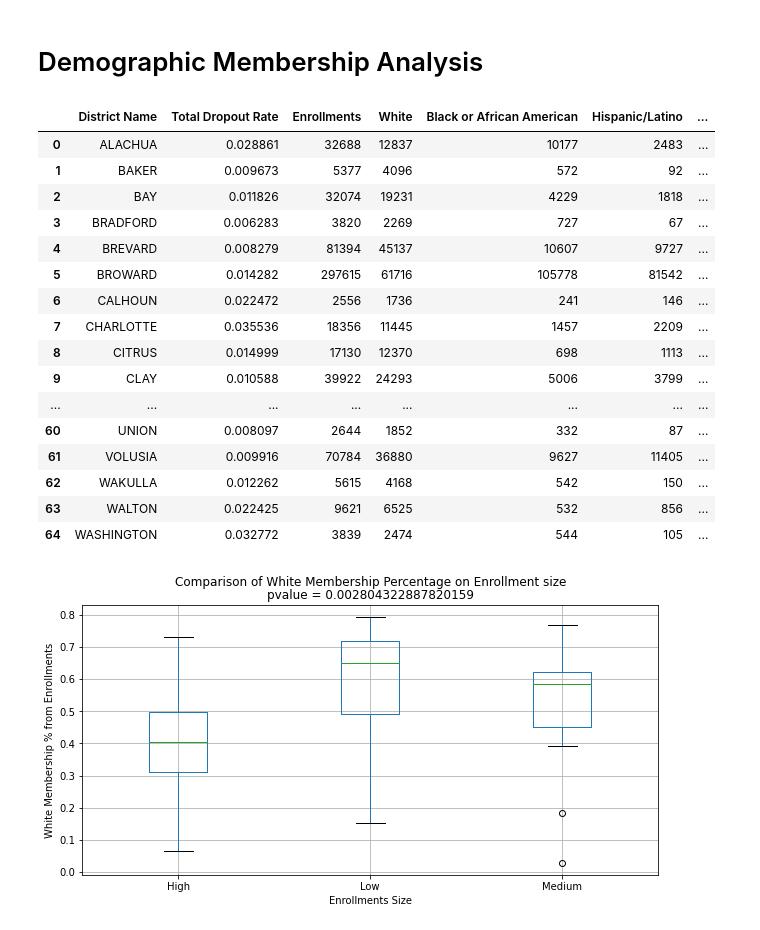
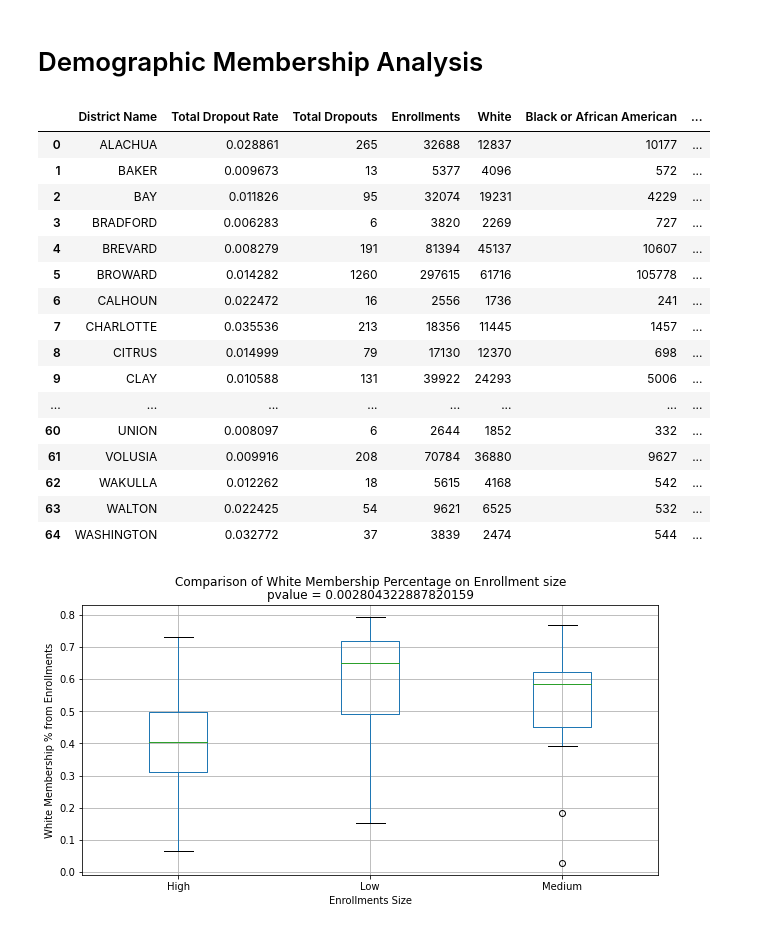
Before and after one commit to jjwilliams11/project1, a Jupyter notebook: Education_Dropout/Demographic_Analysis_Tabitha.ipynb, the cells around one changed output. Drawn from its saved outputs; the diff is of its cells as text; code cells hidden in the pictures.

```diff
--- a/Education_Dropout/Demographic_Analysis_Tabitha.ipynb
+++ b/Education_Dropout/Demographic_Analysis_Tabitha.ipynb
@@ -380,11 +364,6 @@ clean_fl_2014_demographics = clean_fl_2014_demographics.loc[clean_fl_2014_demogr
 
 rename_demographics = clean_fl_2014_demographics.rename(columns={"District": "District Name"})
 
-
-rename_demographics["Asian"] = rename_demographics["Asian"].fillna(0)
-
-
-# clean_fl_2014_demographics
 rename_demographics
 # %% [output]
 |  | District # | District Name | Grade | White | Black or African American | Hispanic/Latino | Asian | ... |
@@ -788,67 +783,76 @@ plt.show()
 # %%
 # figure out null values
 # %%
-demographic_membership = district_demographics[["District Name", "Total Dropout Rate", "Enrollments", "White", "Black or African American",
+demographic_membership = district_demographics[["District Name", "Total Dropout Rate", "Total Dropouts", "Enrollments", "White", "Black or African American",
                                                "Hispanic/Latino", "Asian", "Native Hawaiian or Other Pacific Islander",
                                                "American Indian or Alaska Native", "Two or More Races_x", "Total_x"]].copy()
 
-
-# demographic_membership["Asian"] = demographic_membership["Asian"].fillna(0)
-# demographic_membership.replace(r'^\s*$', np.nan, regex=True)
-# demographic_membership.fillna(0, inplace=True)
-demographic_membership.replace(to_replace='', value='0', inplace=True, regex=True)
-
+# clean_fl_2014_demographics
+# rename_demographics["Asian"].astype(str)
+# rename_demographics
+# rename_demographics["Asian"] = rename_demographics["Asian"].fillna("0")
+# rename_demographics
+# rename_demographics.replace(r'^\s*$', np.nan, regex=True)
+# rename_demographics
+# rename_demographics.fillna("0", inplace=True)
+# rename_demographics
+# rename_demographics["Asian"].replace(to_replace=20, value=0, inplace=True, regex=True)
+# rename_demographics
 
 perc_white = demographic_membership["White"]/demographic_membership["Enrollments"]
 perc_black = demographic_membership["Black or African American"]/demographic_membership["Enrollments"]
 perc_hispanic = demographic_membership["Hispanic/Latino"]/demographic_membership["Enrollments"]
+
 # perc_asain = demographic_membership["Asian"]/demographic_membership["Enrollments"]
 # perc_islander = demographic_membership["Native Hawaiian or Other Pacific Islander"]/demographic_membership["Enrollments"]
+
 perc_am_ind = demographic_membership["American Indian or Alaska Native"]/demographic_membership["Enrollments"]
 perc_two = demographic_membership["Two or More Races_x"]/demographic_membership["Enrollments"]
 
 demographic_membership["White % from Enrollments"] = perc_white
 demographic_membership["Black or African American % from Enrollments"] = perc_black
 demographic_membership["Hispanic/Latino % from Enrollments"] = perc_hispanic
+
 # demographic_membership["Asain % from Enrollments"] = perc_asain
 # demographic_membership["Native Hawaiian or Other Pacific Islander % from Enrollmets"] = perc_islander
+
 demographic_membership["American Indian or Alaska Native % from Enrollments"] = perc_am_ind
 demographic_membership["Two or More Races % from Enrollments"] = perc_two
 
 
 # create a list of our conditions
 conditions = [
     (demographic_membership["Enrollments"] <= 6000),
     (demographic_membership["Enrollments"] > 6000) & (demographic_membership["Enrollments"] < 35000),
     (demographic_membership["Enrollments"] >= 35000)
     ]
 
-# create a list of the values we want to assign for each condition
+# list of values for conditions
 values = ['Low', 'Medium', 'High']
 
 # create a new column and use np.select to assign values to it using our lists as arguments
 demographic_membership['Enrollments Size'] = np.select(conditions, values)
 
 
 demographic_membership
 # %% [output]
-|  | District Name | Total Dropout Rate | Enrollments | White | Black or African American | Hispanic/Latino | ... |
-| 0 | ALACHUA | 0.028861 | 32688 | 12837 | 10177 | 2483 | ... |
-| 1 | BAKER | 0.009673 | 5377 | 4096 | 572 | 92 | ... |
-| 2 | BAY | 0.011826 | 32074 | 19231 | 4229 | 1818 | ... |
-| 3 | BRADFORD | 0.006283 | 3820 | 2269 | 727 | 67 | ... |
-| 4 | BREVARD | 0.008279 | 81394 | 45137 | 10607 | 9727 | ... |
-| 5 | BROWARD | 0.014282 | 297615 | 61716 | 105778 | 81542 | ... |
-| 6 | CALHOUN | 0.022472 | 2556 | 1736 | 241 | 146 | ... |
-| 7 | CHARLOTTE | 0.035536 | 18356 | 11445 | 1457 | 2209 | ... |
-| 8 | CITRUS | 0.014999 | 17130 | 12370 | 698 | 1113 | ... |
-| 9 | CLAY | 0.010588 | 39922 | 24293 | 5006 | 3799 | ... |
+|  | District Name | Total Dropout Rate | Total Dropouts | Enrollments | White | Black or African American | ... |
+| 0 | ALACHUA | 0.028861 | 265 | 32688 | 12837 | 10177 | ... |
+| 1 | BAKER | 0.009673 | 13 | 5377 | 4096 | 572 | ... |
+| 2 | BAY | 0.011826 | 95 | 32074 | 19231 | 4229 | ... |
+| 3 | BRADFORD | 0.006283 | 6 | 3820 | 2269 | 727 | ... |
+| 4 | BREVARD | 0.008279 | 191 | 81394 | 45137 | 10607 | ... |
+| 5 | BROWARD | 0.014282 | 1260 | 297615 | 61716 | 105778 | ... |
+| 6 | CALHOUN | 0.022472 | 16 | 2556 | 1736 | 241 | ... |
+| 7 | CHARLOTTE | 0.035536 | 213 | 18356 | 11445 | 1457 | ... |
+| 8 | CITRUS | 0.014999 | 79 | 17130 | 12370 | 698 | ... |
+| 9 | CLAY | 0.010588 | 131 | 39922 | 24293 | 5006 | ... |
 | ... | ... | ... | ... | ... | ... | ... | ... |
-| 60 | UNION | 0.008097 | 2644 | 1852 | 332 | 87 | ... |
-| 61 | VOLUSIA | 0.009916 | 70784 | 36880 | 9627 | 11405 | ... |
-| 62 | WAKULLA | 0.012262 | 5615 | 4168 | 542 | 150 | ... |
-| 63 | WALTON | 0.022425 | 9621 | 6525 | 532 | 856 | ... |
-| 64 | WASHINGTON | 0.032772 | 3839 | 2474 | 544 | 105 | ... |
+| 60 | UNION | 0.008097 | 6 | 2644 | 1852 | 332 | ... |
+| 61 | VOLUSIA | 0.009916 | 208 | 70784 | 36880 | 9627 | ... |
+| 62 | WAKULLA | 0.012262 | 18 | 5615 | 4168 | 542 | ... |
+| 63 | WALTON | 0.022425 | 54 | 9621 | 6525 | 532 | ... |
+| 64 | WASHINGTON | 0.032772 | 37 | 3839 | 2474 | 544 | ... |
 # %%
 demographic_membership.boxplot("White % from Enrollments", by="Enrollments Size", figsize=(10, 5))
 plt.title('')
```
Also changed, not shown: parts of 34 cells of this notebook, 1 other file.
